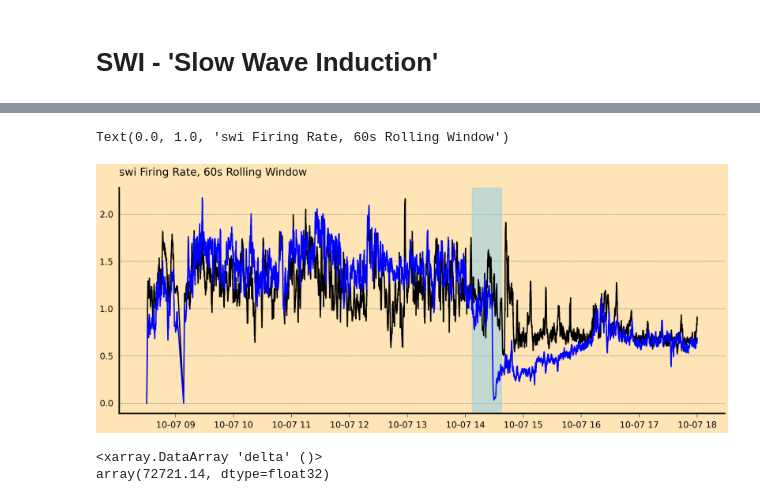
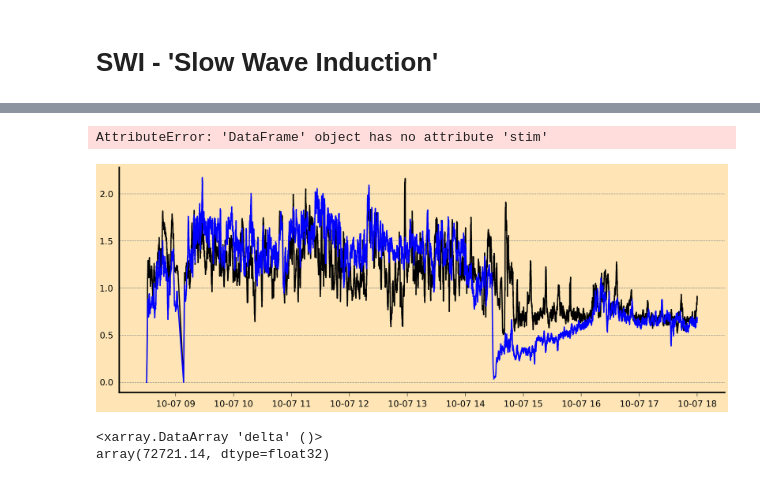
Before and after one commit to kortdriessen/acr, a Jupyter notebook: notebooks/a14_spikes.ipynb, the cells around one changed output, grey strips where cells are left out. Cells and saved outputs as stored; diff of their text form; code cells hidden in the pictures.

```diff
--- a/notebooks/a14_spikes.ipynb
+++ b/notebooks/a14_spikes.ipynb
@@ -49,5 +46,6 @@ hyp['laser1-bl'] = acr.io.load_hypno('ACR_14', 'laser1-bl')
 hyp['swi'] = acr.io.load_hypno('ACR_14', 'swi')
 hyp['swi-bl'] = acr.io.load_hypno('ACR_14', 'swi-bl')
 # %%
-df = au.single_probe_spike_df('ACR_14', 'sdpi-NNXr')
-dfo = au.single_probe_spike_df('ACR_14', 'sdpi-NNXo')
+d = {}
+d['sdpi-r'] = au.single_probe_spike_df('ACR_14', 'sdpi-NNXr')
+d['sdpi-o'] = au.single_probe_spike_df('ACR_14', 'sdpi-NNXo')
@@ -111,6 +85,5 @@ Coordinates:
 # %% [markdown]
 # SWI - 'Slow Wave Induction'
 # %%
-d = {}
-d['swio'] = au.single_probe_spike_df('ACR_14', 'swi-NNXo')
-d['swip'] = au.single_probe_spike_df('ACR_14', 'swi-NNXr')
+d['swio'] = au.single_probe_spike_df('ACR_14', 'swi-NNXo', stim=False)
+d['swip'] = au.single_probe_spike_df('ACR_14', 'swi-NNXr', stim=False)
@@ -153,19 +97,22 @@ d['swio'].un.stim()
 # %%
-pm = d['swip'].un.rec('swi-bl').rolling('60s', on='datetime').count().cluster_id.values.mean()
-om = d['swio'].un.rec('swi-bl').rolling('60s', on='datetime').count().cluster_id.values.mean()
+pm = d['swip'].udf.rec('swi-bl').rolling('60s', on='datetime').count().cluster_id.values.mean()
+om = d['swio'].udf.rec('swi-bl').rolling('60s', on='datetime').count().cluster_id.values.mean()
 t1 = '2022-10-07 08:30:00'
 t2 = '2022-10-07 18:00:00'
-pdata = d['swip'].un.ts(t1, t2).rolling('60s', on='datetime').count().cluster_id.values/pm
-odata = d['swio'].un.ts(t1, t2).rolling('60s', on='datetime').count().cluster_id.values/om
+pdata = d['swip'].udf.ts(t1, t2).rolling('60s', on='datetime').count().cluster_id.values/pm
+odata = d['swio'].udf.ts(t1, t2).rolling('60s', on='datetime').count().cluster_id.values/om
 f, ax = plt.subplots(1, 1, figsize=(20, 8))
-ax.plot(d['swip'].un.ts(t1, t2).datetime.values, pdata, color='k')
-ax.plot(d['swio'].un.ts(t1, t2).datetime.values, odata, color='blue')
-stim_borders = d['swio'].un.stim().datetime.values.min(), d['swio'].un.stim().datetime.values.max()
+
+ax.plot(d['swip'].udf.ts(t1, t2).datetime.values, pdata, color='k')
+ax.plot(d['swio'].udf.ts(t1, t2).datetime.values, odata, color='blue')
+
+stim_borders = d['swio'].udf.stim().datetime.values.min(), d['swio'].udf.stim().datetime.values.max()
 ax.axvspan(stim_borders[0], stim_borders[1], color='skyblue', alpha=0.5)
+
 ax.set_title('swi Firing Rate, 60s Rolling Window')
 # %% [output]
-Text(0.0, 1.0, 'swi Firing Rate, 60s Rolling Window')
+AttributeError: 'DataFrame' object has no attribute 'stim'
-[figure, old version]
+[figure, new version]
 # %%
 swi = xcat(bp, ['swi-bl', 'swi-sd', 'swi'])
 # %%
```
Also changed, not shown: parts of 31 cells of this notebook, 5 other files.
